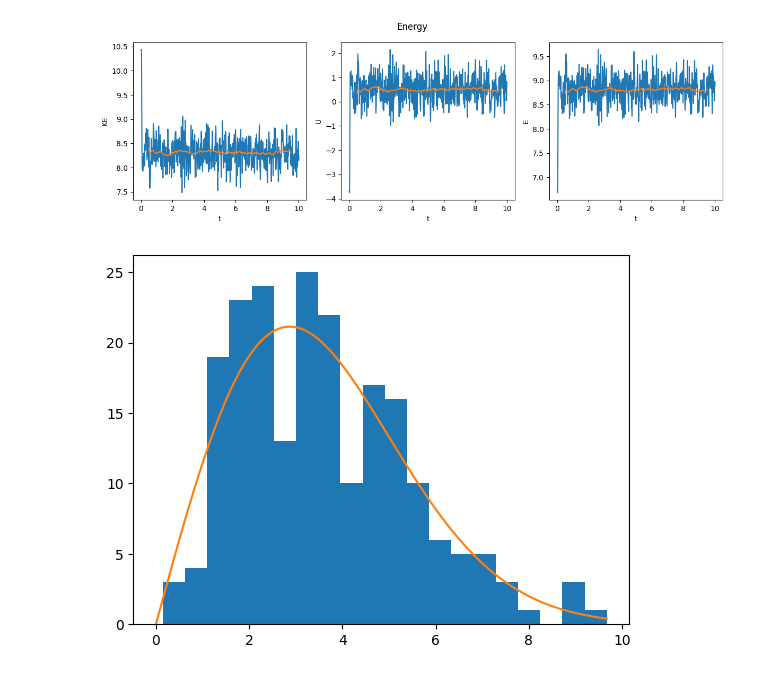
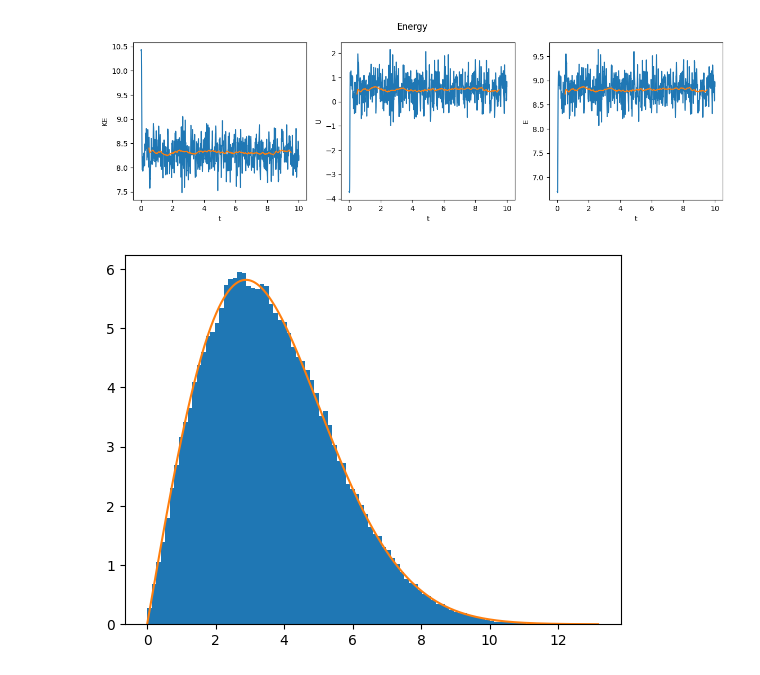
Before and after one commit to julius-clegg/Molecular-Dynamics-Simulation, a Jupyter notebook: PHYS2020 Project.ipynb, the cells around one changed output. Drawn from its saved outputs; the diff is of its cells as text; code cells hidden in the pictures.

```diff
--- a/PHYS2020 Project.ipynb
+++ b/PHYS2020 Project.ipynb
@@ -317,19 +317,23 @@ def window(size):
 WLEN = 1000
 
 fig,(ax1,ax2,ax3) = plt.subplots(1,3)
+
+KE_t_win = np.convolve(KE_t, window(WLEN),'same')[WLEN//2:-WLEN//2]
 ax1.plot(t,KE_t)
 ax1.plot(t[WLEN//2:-WLEN//2], np.convolve(KE_t, window(WLEN),'same')[WLEN//2:-WLEN//2])
 ax1.set_ylabel("KE")
 ax1.set_xlabel("t")
 
+U_t_win = np.convolve(U_t, window(WLEN),'same')[WLEN//2:-WLEN//2]
 ax2.plot(t,U_t)
 ax2.plot(t[WLEN//2:-WLEN//2], np.convolve(U_t, window(WLEN),'same')[WLEN//2:-WLEN//2])
 ax2.set_ylabel("U")
 ax2.set_xlabel("t")
 
 E_t = KE_t + U_t
+E_t_win = KE_t_win + U_t_win
 ax3.plot(t,E_t)
-ax3.plot(t[WLEN//2:-WLEN//2], np.convolve(E_t, window(WLEN),'same')[WLEN//2:-WLEN//2])
+ax3.plot(t[WLEN//2:-WLEN//2], E_t_win)
 ax3.set_ylabel("E")
 ax3.set_xlabel("t")
 
@@ -341,18 +345,23 @@ fig.show()
 # %% [output]
 [figure]
 # %%
-T = KE_t[-WLEN//2]
+vs2 = vs**2
+T_WIN = WLEN*9
+vs2 = vs2[-T_WIN-1:-1]
+
+T = KE_t_win[-1]
 # D = lambda v: (2*np.pi*T)**(-3/2) * 4*np.pi*v**2 * np.exp(-v**2/(2*T))
 D = lambda v: (1/T) * v * np.exp(-v**2/(2*T))
 
-v_abs = np.sqrt((vs[-WLEN//2]**2).sum(axis=0))
+v_abs = np.sqrt((vs2).sum(axis=1))
+v_abs = np.concatenate(v_abs)
 v_range = np.linspace(0,v_abs.max(),1000)
 
 fig, ax = plt.subplots()
 # ax.hist(v_abs)
-counts, bins = np.histogram(v_abs, bins=20)
-ax.stairs(counts, bins, fill=True)
+counts, bins = np.histogram(v_abs, bins=100)
+ax.stairs(counts/T_WIN, bins, fill=True)
 ax.plot(v_range, D(v_range)*N * (bins[1]-bins[0]))
 fig.show()
 # %% [output]
-[figure, old version]
+[figure, new version]
```
